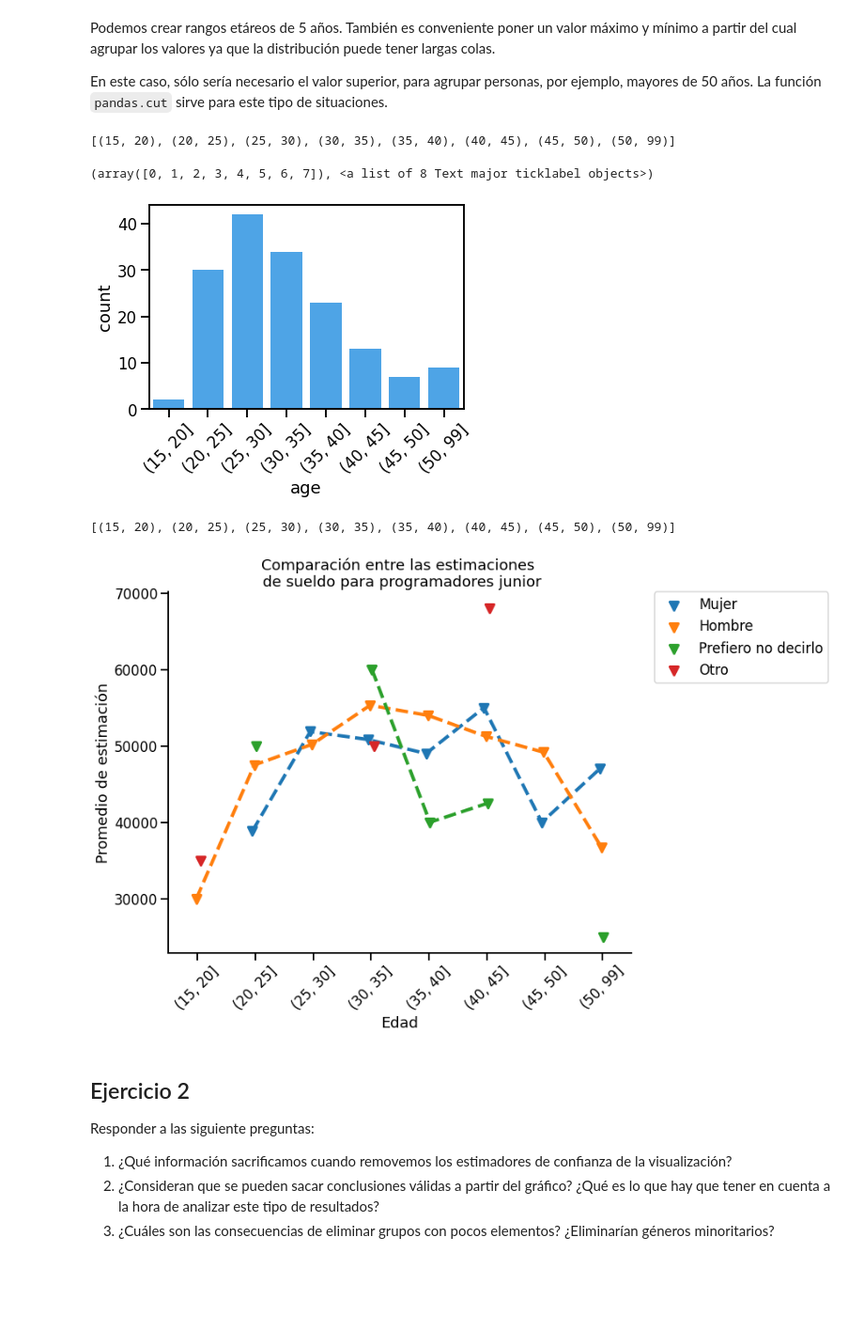
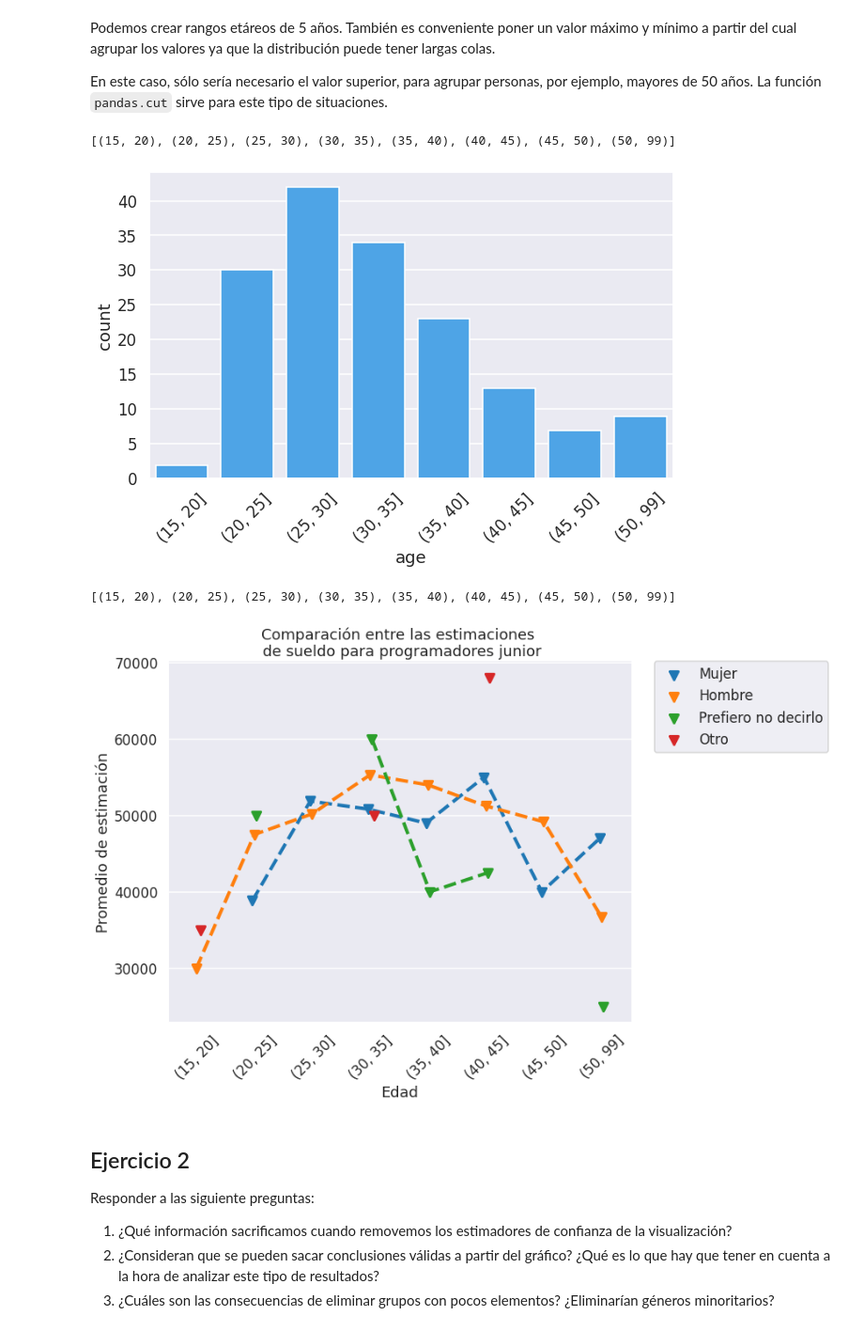
Before and after one commit to ser0090/dipdata, a Jupyter notebook: analisisvis/notebooks/06_graficos_simples.ipynb, the cells around one changed output. Shown at 94% size. Saved outputs shown, nothing was run; the diff lists cells and outputs as text; code cells hidden in the pictures; blank space fills up the shorter version.

```diff
--- a/analisisvis/notebooks/06_graficos_simples.ipynb
+++ b/analisisvis/notebooks/06_graficos_simples.ipynb
@@ -27,0 +25,4 @@ seaborn.__version__
+# %%
+print(seaborn.__version__)
+
+seaborn.set_style("darkgrid")
@@ -37,7 +40,8 @@ seaborn.set_context(context='talk', font_scale=1)
 ## TODO: Cambiar la dirección del conjunto de datos de acuerdo a dónde lo guardaron
 dataset = pandas.read_csv('../data/dataset-ayvd2020.csv')
 # %%
-dataset.columns = ['timestamp', 'gender', 'age', 'zodiac_sign', 'profession', 'junior_programmer_salary', 'senior_programmer_salary']
+dataset.columns = ['timestamp', 'gender', 'age', 'zodiac_sign', 'profession',
+                   'junior_programmer_salary', 'senior_programmer_salary']
 # %%
 dataset.columns
 # %% [output]
@@ -304,12 +321,13 @@ def to_categorical(column, bin_size=5, min_cut=15, max_cut=50):
     print(intervals)
     return pandas.cut(column, pandas.IntervalIndex.from_tuples(intervals))
 # %%
-seaborn.countplot(to_categorical(dataset.age.dropna()), color=BLUE)
+plt.figure(figsize=(10, 6))
+seaborn.countplot(x=to_categorical(dataset.age.dropna()), color=BLUE)
 plt.xticks(rotation=45)
+plt.show()
 # %% [output]
 [(15, 20), (20, 25), (25, 30), (30, 35), (35, 40), (40, 45), (45, 50), (50, 99)]
-(array([0, 1, 2, 3, 4, 5, 6, 7]), <a list of 8 Text major ticklabel objects>)
-[figure, old version]
+[figure, new version]
 # %%
 plt.figure(figsize=(10,8))
 age_data = clean_outliers(dataset, "junior_programmer_salary")
@@ -327,7 +345,7 @@ plt.legend(bbox_to_anchor=(1.05, 1), loc=2, borderaxespad=0.)
 seaborn.despine()
 # %% [output]
 [(15, 20), (20, 25), (25, 30), (30, 35), (35, 40), (40, 45), (45, 50), (50, 99)]
-[figure, old version]
+[figure, new version]
 # %% [markdown]
 ## Ejercicio 2
 
```
Also changed, not shown: parts of 18 cells of this notebook, 5 other files.
